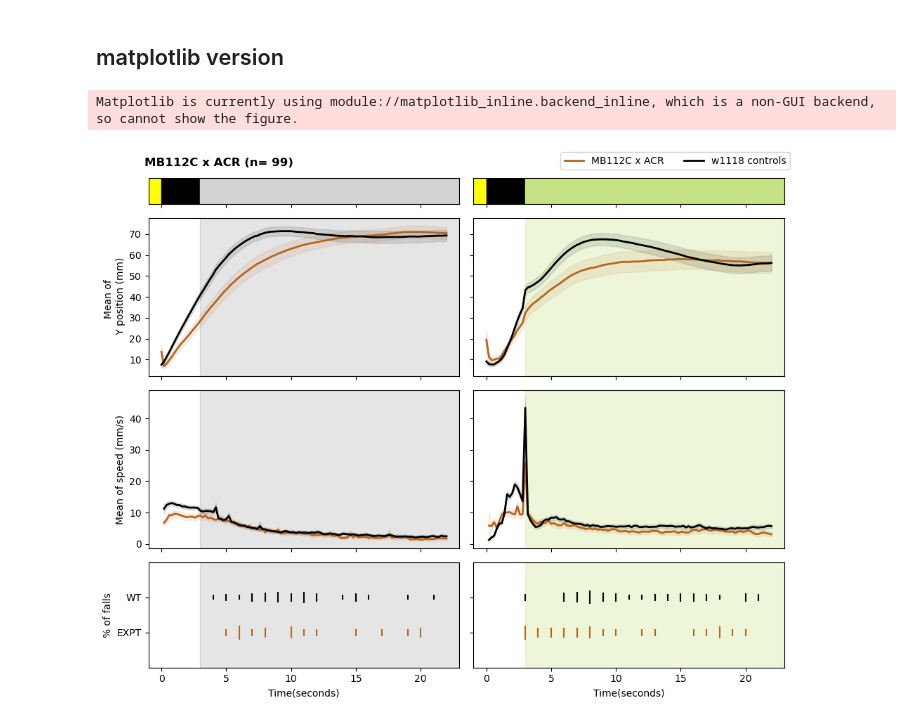
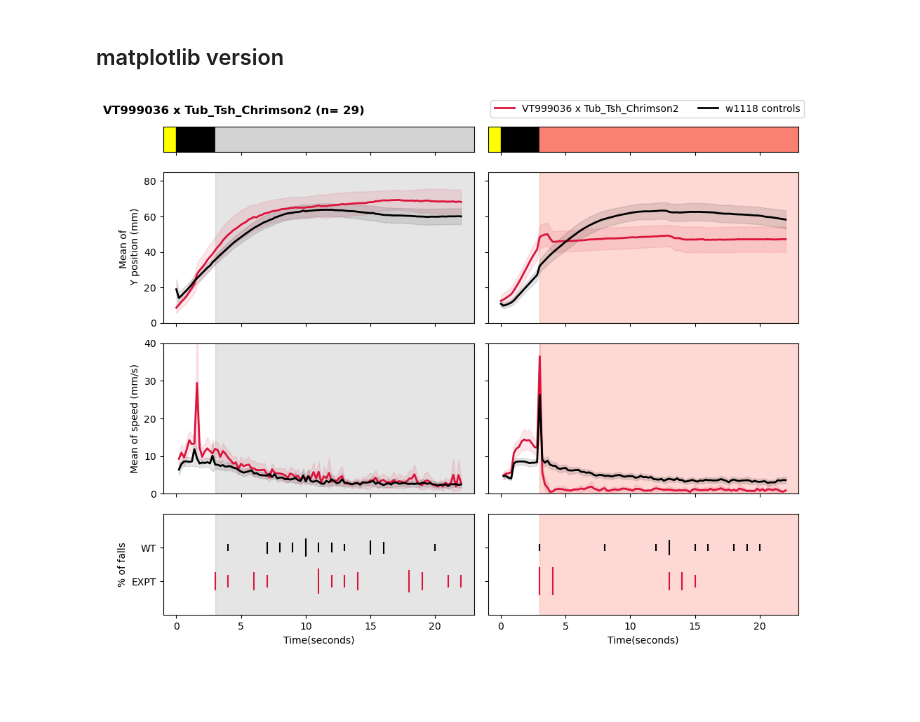
Before and after one commit to lnicole08/deltaG_screen, a Jupyter notebook: Generic line plots.ipynb, the cells around one changed output. Cells and saved outputs as stored; diff of their text form; code cells hidden in the pictures; blank space fills up the shorter version.

Commit message:
Update to line plots

```diff
--- a/Generic line plots.ipynb
+++ b/Generic line plots.ipynb
@@ -48,8 +48,8 @@ openPath = computer2 + filedir
 files = os.listdir(openPath)
 
 #identifying genotypes
-responder = "ACR"
-driver = "MB112C"
+responder = "Tub_Tsh_Chrimson2"
+driver = "VT999036"
 wt = "w1118"
 transgenic = driver + " x " + responder
 filename = openPath + transgenic + ".csv"
@@ -806,10 +806,10 @@ time = df3.loc[df3.ExperimentState == "Dark", 'Seconds']
 time2 = df4.loc[df4.ExperimentState == "Dark", 'Seconds']
 
 
-if responder == "ACR":
+if "ACR" in responder:
     barcolr = "#b5651d"
     patchcolor = "#c5e384"
-if responder == "Chrimson2":
+if "Chrimson2" in responder:
     barcolr = "#DC143C"
     patchcolor = "salmon"
 
@@ -850,8 +850,8 @@ axs[1,1].fill_between(time, (df3.loc[df3.ExperimentState == "Full", 'mean']-df3.
 axs[1,1].plot(time, df4.loc[df4.ExperimentState == "Full", 'mean'], color = "#000000", linewidth =2)
 axs[1,1].fill_between(time, (df4.loc[df4.ExperimentState == "Full", 'mean']-df4.loc[df4.ExperimentState == "Full", 'CI']),
                       df4.loc[df4.ExperimentState == "Full", 'mean']+df4.loc[df4.ExperimentState == "Full", 'CI'], color= "#000000", alpha=.1)
-
-
+axs[1,0].set_ylim([0, 85])
+axs[1,1].set_ylim([0, 85])
 
 
 #speed
@@ -878,7 +878,8 @@ axs[2,1].fill_between(time, (df5.loc[df5.ExperimentState == "Full", 'mean']-df5.
 axs[2,1].plot(time, df6.loc[df6.ExperimentState == "Full", 'mean'], color = "#000000", linewidth =2)
 axs[2,1].fill_between(time, (df6.loc[df6.ExperimentState == "Full", 'mean']-df6.loc[df6.ExperimentState == "Full", 'CI']),
                       df6.loc[df6.ExperimentState == "Full", 'mean']+df6.loc[df6.ExperimentState == "Full", 'CI'], color= "#000000", alpha=.1)
-
+axs[2,0].set_ylim([0, 40])
+axs[2,1].set_ylim([0, 40])
 
 
 #raster
@@ -895,32 +896,31 @@ axs[3,0].scatter(count_wtdark['integer'], y= count_wtdark['name'], s = (50*count
 
 axs[3,1].scatter(count_exptfull['integer'], y= count_exptfull['name'], s = (50*count_exptfull['counts']), marker = "|", color = barcolr)
 axs[3,1].scatter(count_wtfull['integer'], y= count_wtfull['name'], s = (50*count_wtfull['counts']), marker = "|", color = "#000000")
 
 axs[3,0].set(xlabel='Time(seconds)', ylabel='% of falls')
 axs[3,1].set(xlabel='Time(seconds)')
 
 
 axs[3,1].set_ylim([-1,2])
 
 
 
 #Hide x labels and tick labels for top plots and y ticks for right plots.
 for ax in axs.flat:
     ax.label_outer()
     ax.set_xlim([-1,23])
 
 figfirstplot.suptitle(t = driver  + " (n= " + str(nnumber) + ")", fontweight='bold', x = 0.18)
 
 #legend
 # labels = [" ", " ", "c", "b"]
 # figfirstplot.legend(labels, loc='lower right', bbox_to_anchor=(1,0.95), ncol=len(labels), bbox_transform=figfirstplot.transFigure)
 labels = [driver, "w1118 controls"]
 
 figfirstplot.legend(labels, loc='lower right', bbox_to_anchor=(1,0.95), ncol=len(labels), bbox_transform=figfirstplot.transFigure)
 
 figfirstplot.tight_layout()
 
 figfirstplot.show()
 # %% [output]
-Matplotlib is currently using module://matplotlib_inline.backend_inline, which is a non-GUI backend, so cannot show the figure.
-[figure, old version]
+[figure, new version]
```
Also changed, not shown: parts of 3 cells of this notebook.
